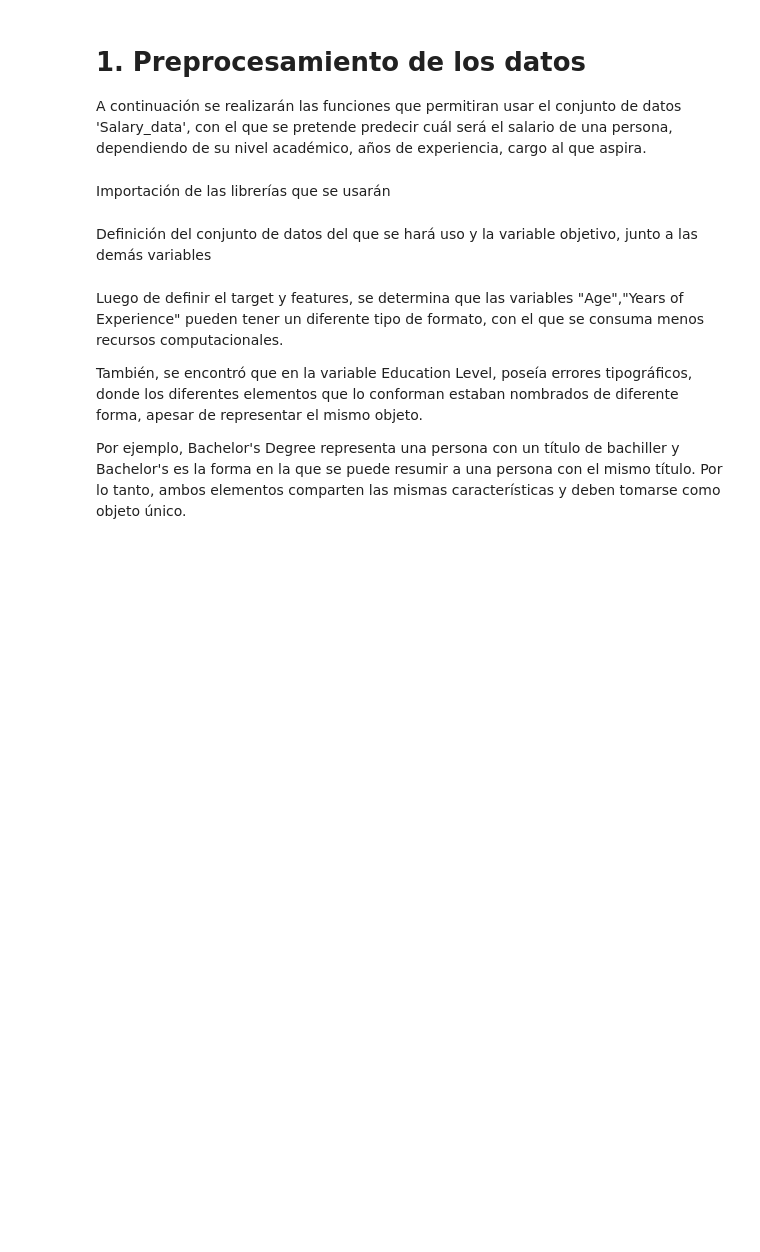
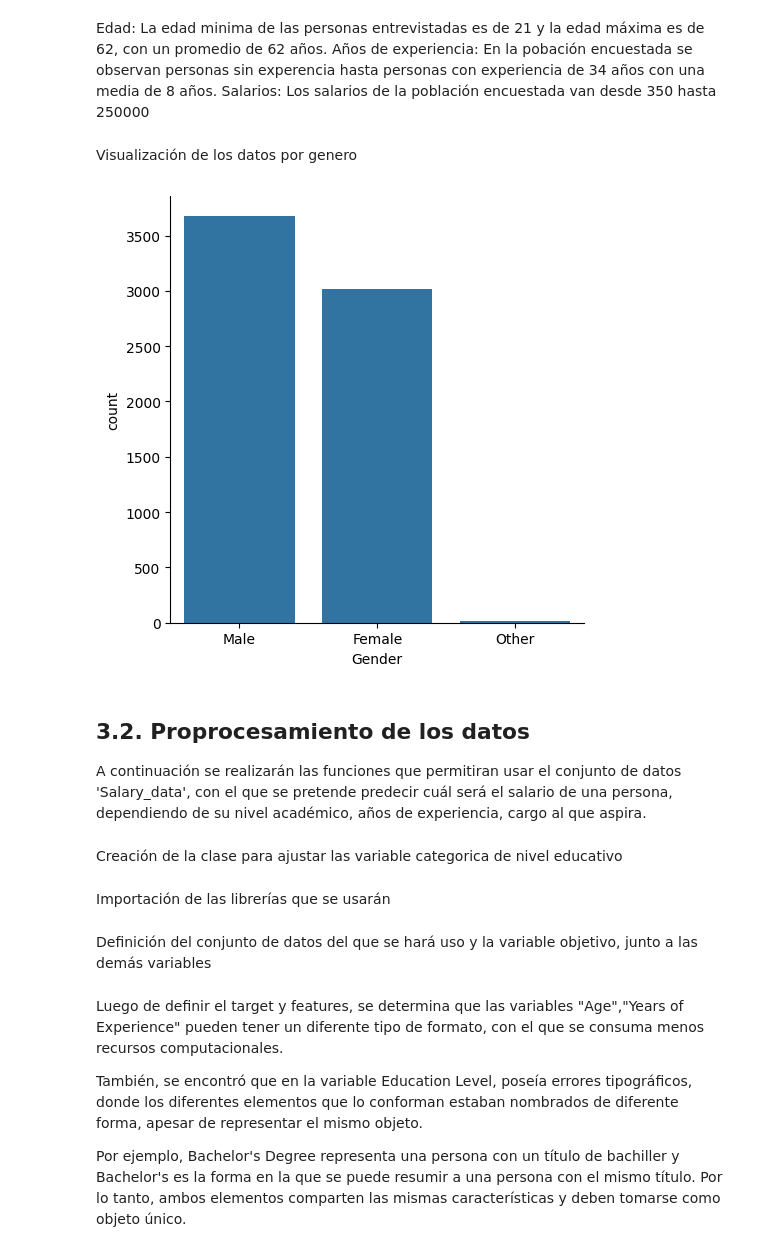
Before and after one commit to Santiagosphysics/Prediccion-salarios, a Jupyter notebook: jupyter_notebook.ipynb, the cells around one changed output. Saved outputs shown, nothing was run; the diff lists cells and outputs as text; code cells hidden in the pictures; blank space fills up the shorter version.

```diff
--- a/jupyter_notebook.ipynb
+++ b/jupyter_notebook.ipynb
@@ -1,7 +124,25 @@
+# %% [markdown]
+Edad: La edad minima de las personas entrevistadas es de 21 y la edad máxima es de 62, con un promedio de 62 años.
+Años de experiencia: En la pobación encuestada se observan personas sin experencia hasta personas con experiencia de 34 años con una media de 8 años.
+Salarios: Los salarios de la población encuestada van desde 350 hasta 250000
+# %% [markdown]
+Visualización de los datos por genero
+# %%
+#Por genero
+import seaborn as sns
+import matplotlib.pyplot as plt
+
+
+sns.catplot(data=df, x="Gender", kind="count")
+plt.show()
+# %% [output]
+[figure, added]
 # %% [markdown]
-# 1. Preprocesamiento de los datos
+## 3.2. Proprocesamiento de los datos
 
 A continuación se realizarán las funciones que permitiran usar el conjunto de datos 'Salary_data', con el que se pretende predecir cuál será el salario de una persona, dependiendo de su nivel académico, años de experiencia, cargo al que aspira.
+# %% [markdown]
+Creación de la clase para ajustar las variable categorica de nivel educativo
 # %%
 import pandas as pd
 import numpy as np
```
Also changed, not shown: parts of 17 cells of this notebook.
